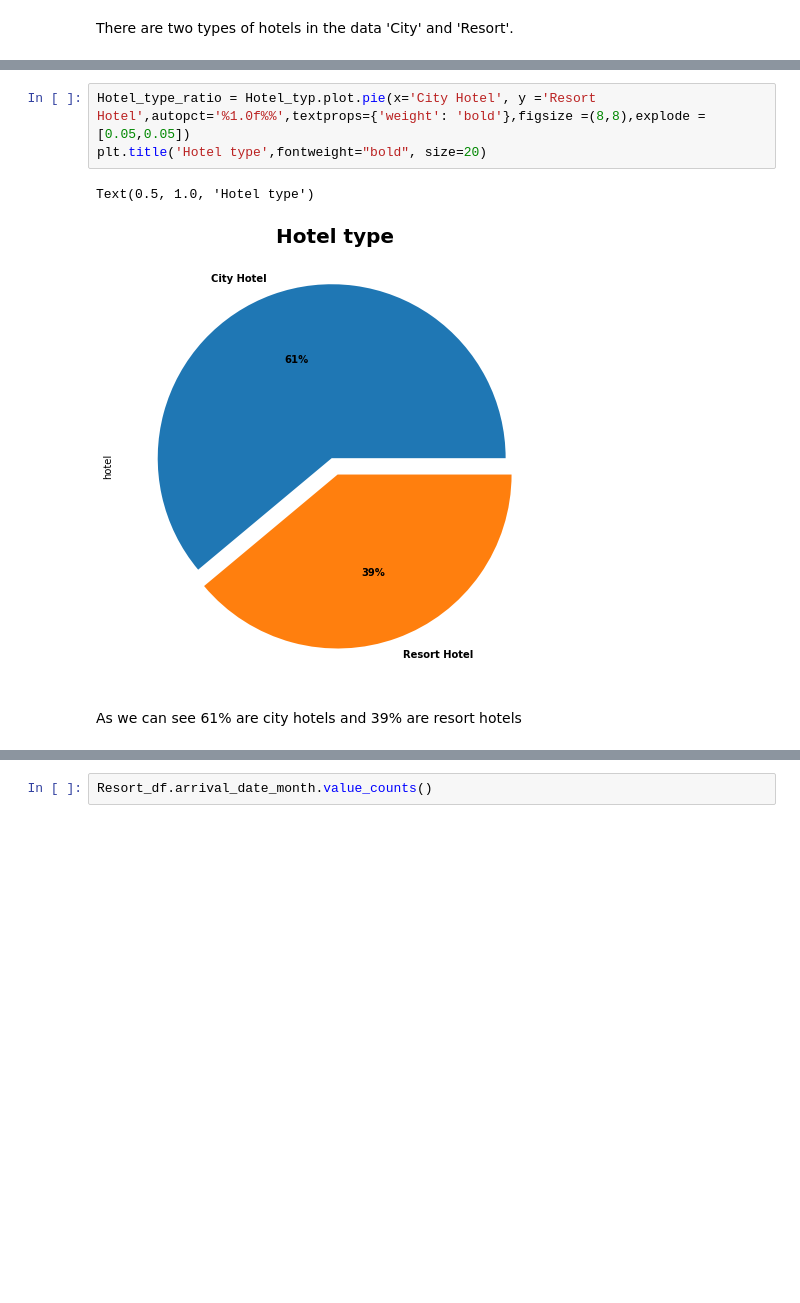
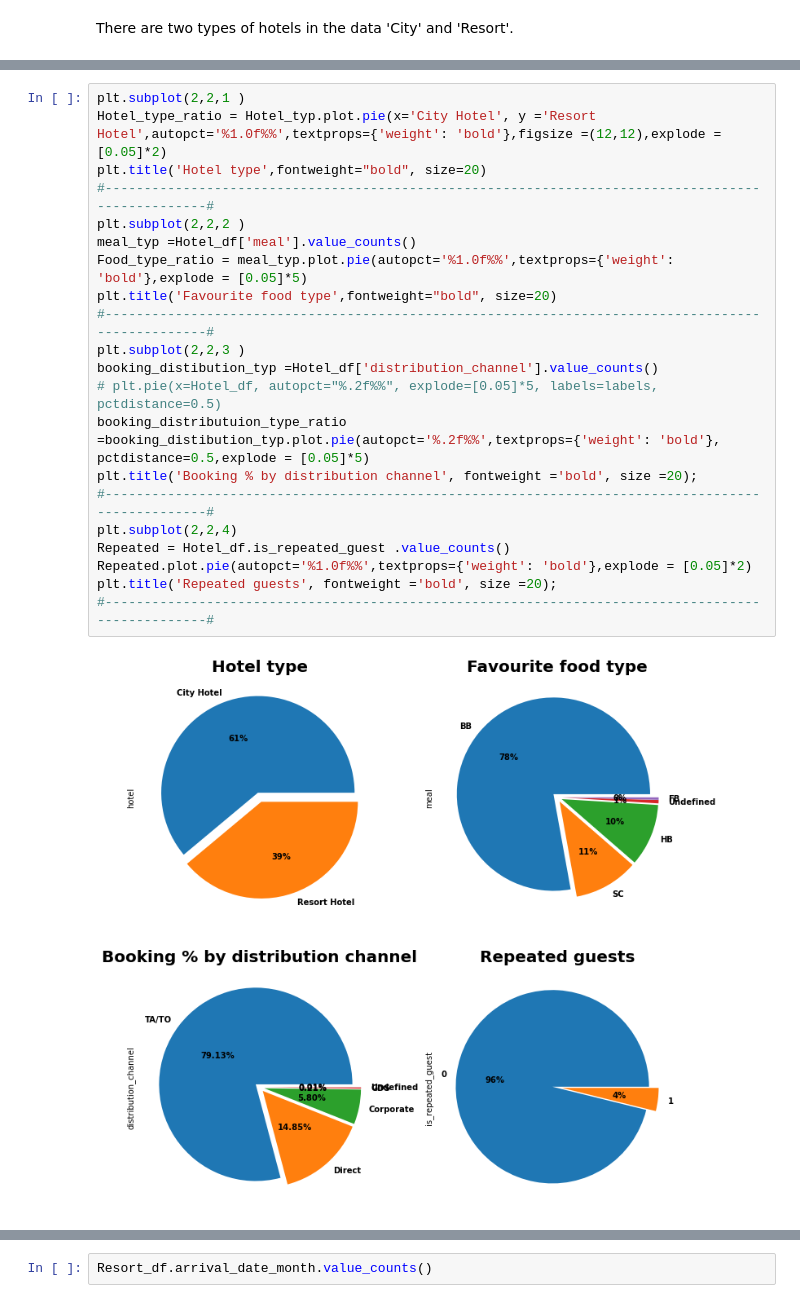
Before and after one commit to ShubhKjoshi/EDA_Hotel_booking_Analysis, a Jupyter notebook: Hotel_Booking_Analysis_Capstone_Project.ipynb, the cells around one changed output, grey strips where cells are left out. Saved outputs shown, nothing was run; the diff lists cells and outputs as text; blank space fills up the shorter version.

```diff
--- a/Hotel_Booking_Analysis_Capstone_Project.ipynb
+++ b/Hotel_Booking_Analysis_Capstone_Project.ipynb
@@ -267,10 +307,25 @@ City Hotel      53274
 Resort Hotel    33956
 Name: hotel, dtype: int64
-# %%
-Hotel_type_ratio = Hotel_typ.plot.pie(x='City Hotel', y ='Resort Hotel',autopct='%1.0f%%',textprops={'weight': 'bold'},figsize =(8,8),explode =[0.05,0.05])
-plt.title('Hotel type',fontweight="bold", size=20)
-# %% [output]
-Text(0.5, 1.0, 'Hotel type')
-[figure, removed]
-# %% [markdown]
-As we can see 61% are city hotels and 39% are resort hotels
+# %%
+plt.subplot(2,2,1 )
+Hotel_type_ratio = Hotel_typ.plot.pie(x='City Hotel', y ='Resort Hotel',autopct='%1.0f%%',textprops={'weight': 'bold'},figsize =(12,12),explode =[0.05]*2)
+plt.title('Hotel type',fontweight="bold", size=20)
+#--------------------------------------------------------------------------------------------------#
+plt.subplot(2,2,2 )
+meal_typ =Hotel_df['meal'].value_counts()
+Food_type_ratio = meal_typ.plot.pie(autopct='%1.0f%%',textprops={'weight': 'bold'},explode = [0.05]*5)
+plt.title('Favourite food type',fontweight="bold", size=20)
+#--------------------------------------------------------------------------------------------------#
+plt.subplot(2,2,3 )
+booking_distibution_typ =Hotel_df['distribution_channel'].value_counts()
+# plt.pie(x=Hotel_df, autopct="%.2f%%", explode=[0.05]*5, labels=labels, pctdistance=0.5)
+booking_distributuion_type_ratio =booking_distibution_typ.plot.pie(autopct='%.2f%%',textprops={'weight': 'bold'}, pctdistance=0.5,explode = [0.05]*5)
+plt.title('Booking % by distribution channel', fontweight ='bold', size =20);
+#--------------------------------------------------------------------------------------------------#
+plt.subplot(2,2,4)
+Repeated = Hotel_df.is_repeated_guest .value_counts()
+Repeated.plot.pie(autopct='%1.0f%%',textprops={'weight': 'bold'},explode = [0.05]*2)
+plt.title('Repeated guests', fontweight ='bold', size =20);
+#--------------------------------------------------------------------------------------------------#
+# %% [output]
+[figure, added]
```
Also changed, not shown: parts of 68 cells of this notebook.
